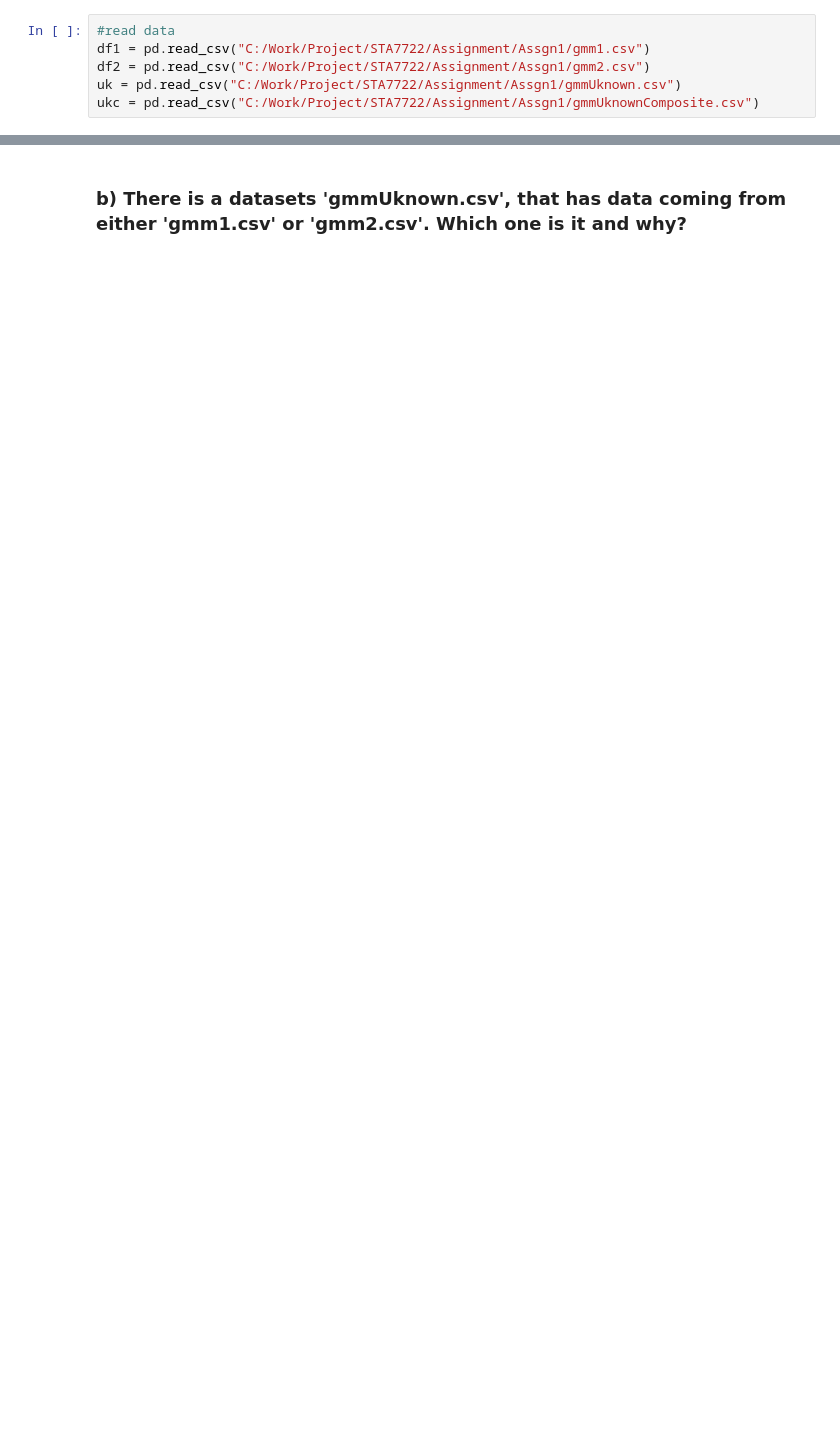
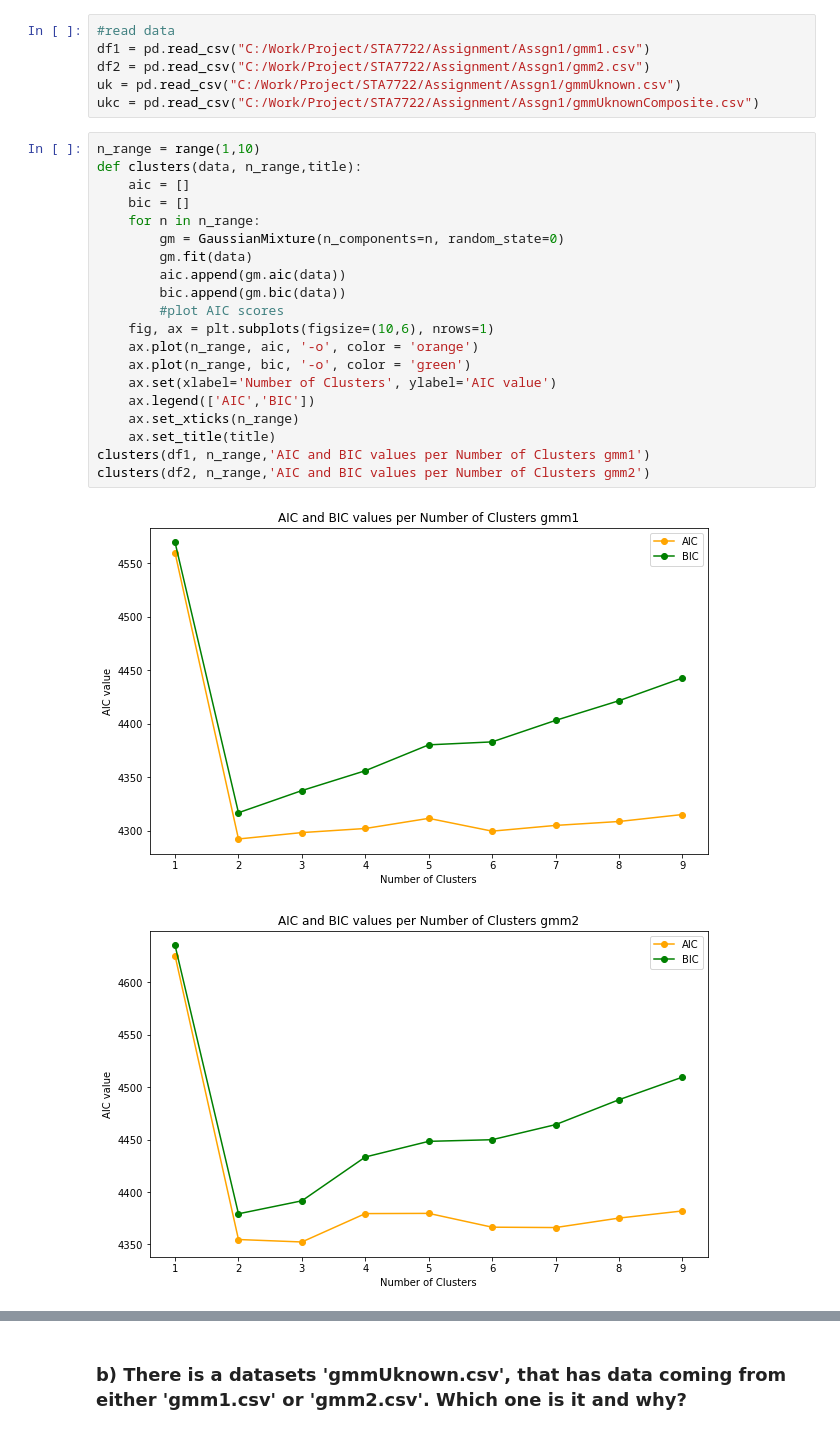
Before and after one commit to YuanEldaif/STA7722, a Jupyter notebook: STA7722 Assignment1 B2.3.ipynb, the cells around one changed output, grey strips where cells are left out. Cells and saved outputs as stored; diff of their text form; blank space fills up the shorter version.

```diff
--- a/STA7722 Assignment1 B2.3.ipynb
+++ b/STA7722 Assignment1 B2.3.ipynb
@@ -19,5 +22,28 @@ df1 = pd.read_csv("C:/Work/Project/STA7722/Assignment/Assgn1/gmm1.csv")
 df2 = pd.read_csv("C:/Work/Project/STA7722/Assignment/Assgn1/gmm2.csv")
 uk = pd.read_csv("C:/Work/Project/STA7722/Assignment/Assgn1/gmmUknown.csv")
 ukc = pd.read_csv("C:/Work/Project/STA7722/Assignment/Assgn1/gmmUknownComposite.csv")
+# %%
+n_range = range(1,10)
+def clusters(data, n_range,title):
+    aic = []
+    bic = []
+    for n in n_range:
+        gm = GaussianMixture(n_components=n, random_state=0)
+        gm.fit(data)
+        aic.append(gm.aic(data))
+        bic.append(gm.bic(data))
+        #plot AIC scores
+    fig, ax = plt.subplots(figsize=(10,6), nrows=1)
+    ax.plot(n_range, aic, '-o', color = 'orange')
+    ax.plot(n_range, bic, '-o', color = 'green')
+    ax.set(xlabel='Number of Clusters', ylabel='AIC value')
+    ax.legend(['AIC','BIC'])
+    ax.set_xticks(n_range)
+    ax.set_title(title)
+clusters(df1, n_range,'AIC and BIC values per Number of Clusters gmm1')
+clusters(df2, n_range,'AIC and BIC values per Number of Clusters gmm2')
+# %% [output]
+[figure, added]
+[figure, added]
 # %%
 #fit gmm1
```
Also changed, not shown: parts of 20 cells of this notebook.
